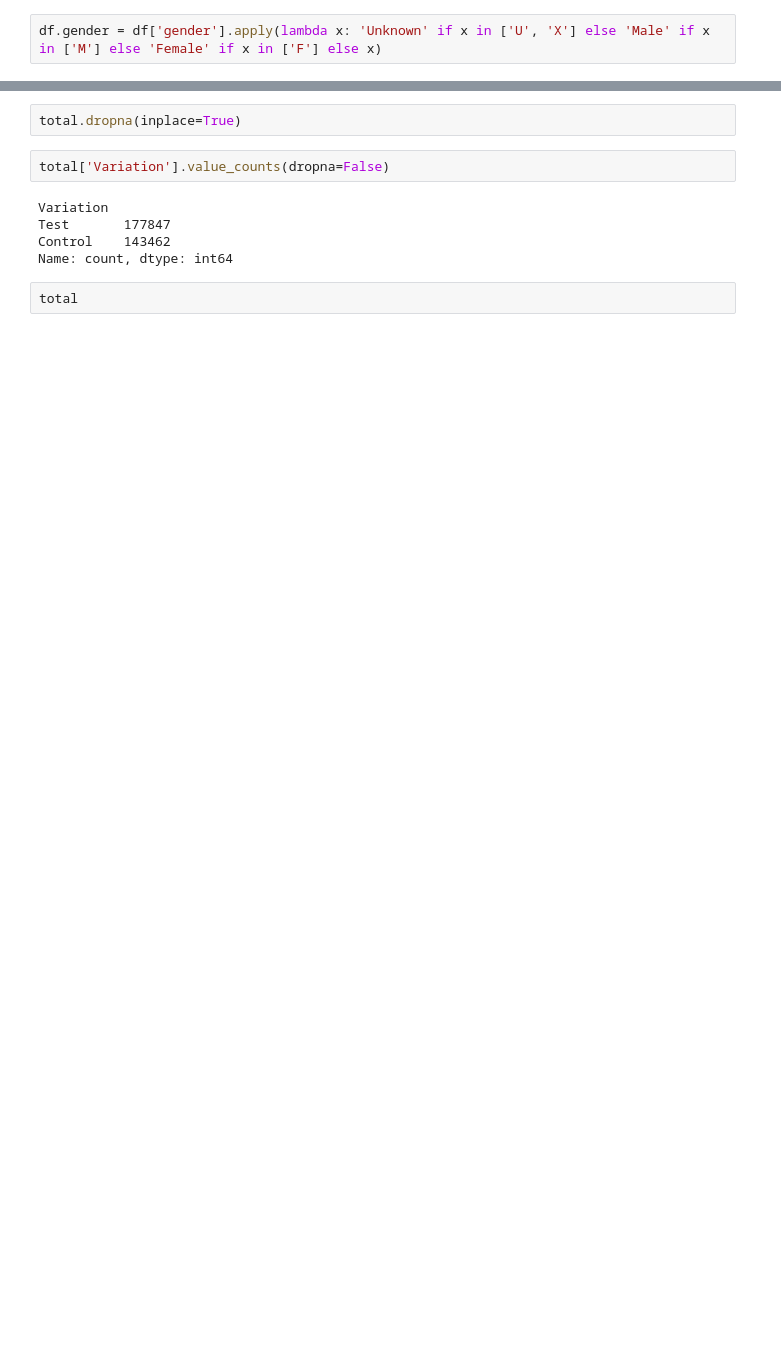
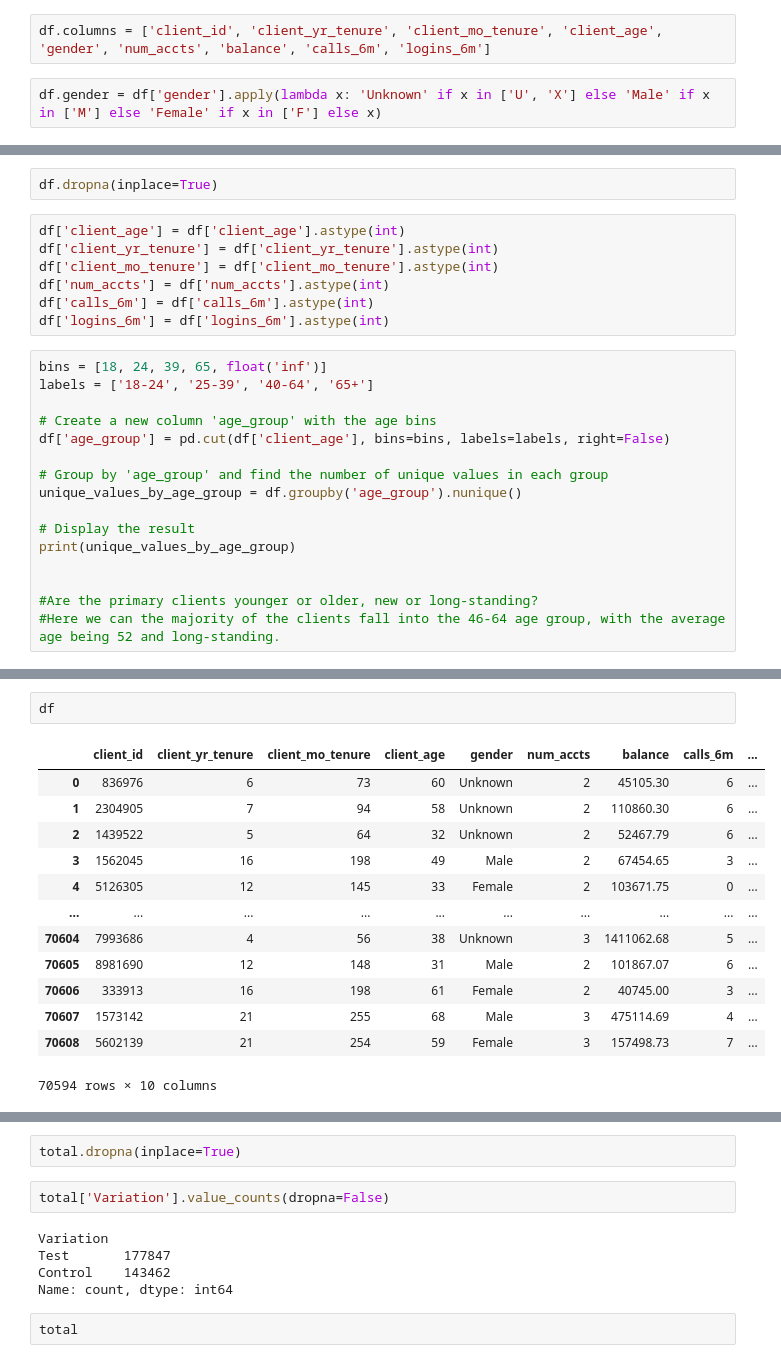
Before and after one commit to mwilfer8888/the-pookies-project, a Jupyter notebook: Pookies_Project.ipynb, the cells around one changed output, grey strips where cells are left out. Saved outputs shown, nothing was run; the diff lists cells and outputs as text; blank space fills up the shorter version.

```diff
--- a/Pookies_Project.ipynb
+++ b/Pookies_Project.ipynb
@@ -1,2 +29,4 @@
+# %%
+df.columns = ['client_id', 'client_yr_tenure', 'client_mo_tenure', 'client_age', 'gender', 'num_accts', 'balance', 'calls_6m', 'logins_6m']
 # %%
 df.gender = df['gender'].apply(lambda x: 'Unknown' if x in ['U', 'X'] else 'Male' if x in ['M'] else 'Female' if x in ['F'] else x)
@@ -18,0 +33,25 @@ total
+# %%
+df.dropna(inplace=True)
+# %%
+df['client_age'] = df['client_age'].astype(int)
+df['client_yr_tenure'] = df['client_yr_tenure'].astype(int)
+df['client_mo_tenure'] = df['client_mo_tenure'].astype(int)
+df['num_accts'] = df['num_accts'].astype(int)
+df['calls_6m'] = df['calls_6m'].astype(int)
+df['logins_6m'] = df['logins_6m'].astype(int)
+# %%
+bins = [18, 24, 39, 65, float('inf')]
+labels = ['18-24', '25-39', '40-64', '65+']
+
+# Create a new column 'age_group' with the age bins
+df['age_group'] = pd.cut(df['client_age'], bins=bins, labels=labels, right=False)
+
+# Group by 'age_group' and find the number of unique values in each group
+unique_values_by_age_group = df.groupby('age_group').nunique()
+
+# Display the result
+print(unique_values_by_age_group)
+
+
+#Are the primary clients younger or older, new or long-standing?
+#Here we can the majority of the clients fall into the 46-64 age group, with the average age being 52 and long-standing.
@@ -18,0 +72,16 @@ total
+# %%
+df
+# %% [output]
+|  | client_id | client_yr_tenure | client_mo_tenure | client_age | gender | num_accts | balance | calls_6m | ... |
+| 0 | 836976 | 6 | 73 | 60 | Unknown | 2 | 45105.30 | 6 | ... |
+| 1 | 2304905 | 7 | 94 | 58 | Unknown | 2 | 110860.30 | 6 | ... |
+| 2 | 1439522 | 5 | 64 | 32 | Unknown | 2 | 52467.79 | 6 | ... |
+| 3 | 1562045 | 16 | 198 | 49 | Male | 2 | 67454.65 | 3 | ... |
+| 4 | 5126305 | 12 | 145 | 33 | Female | 2 | 103671.75 | 0 | ... |
+| ... | ... | ... | ... | ... | ... | ... | ... | ... | ... |
+| 70604 | 7993686 | 4 | 56 | 38 | Unknown | 3 | 1411062.68 | 5 | ... |
+| 70605 | 8981690 | 12 | 148 | 31 | Male | 2 | 101867.07 | 6 | ... |
+| 70606 | 333913 | 16 | 198 | 61 | Female | 2 | 40745.00 | 3 | ... |
+| 70607 | 1573142 | 21 | 255 | 68 | Male | 3 | 475114.69 | 4 | ... |
+| 70608 | 5602139 | 21 | 254 | 59 | Female | 3 | 157498.73 | 7 | ... |
+70594 rows × 10 columns
```
Also changed, not shown: parts of 14 cells of this notebook, 1 other file.
